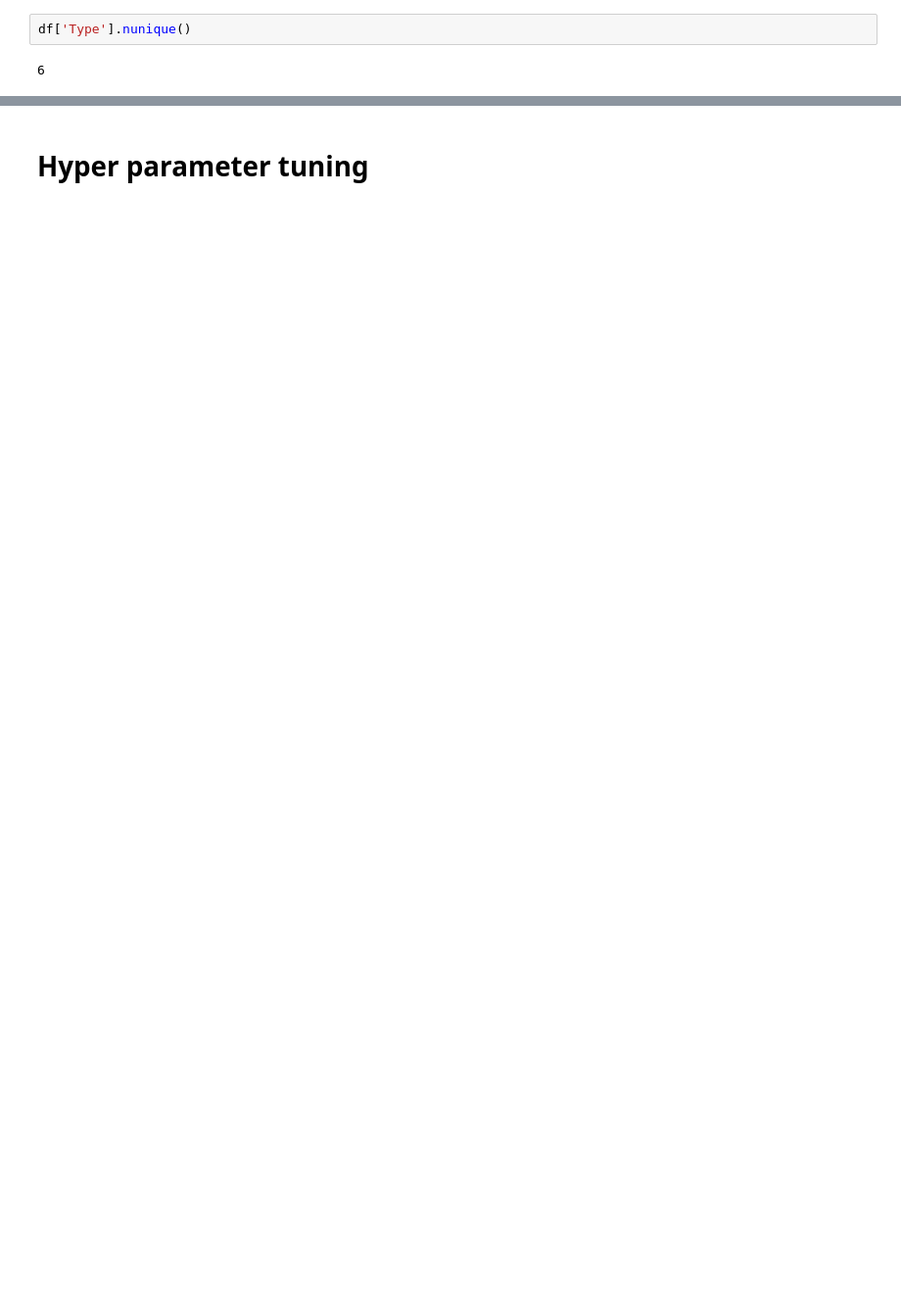
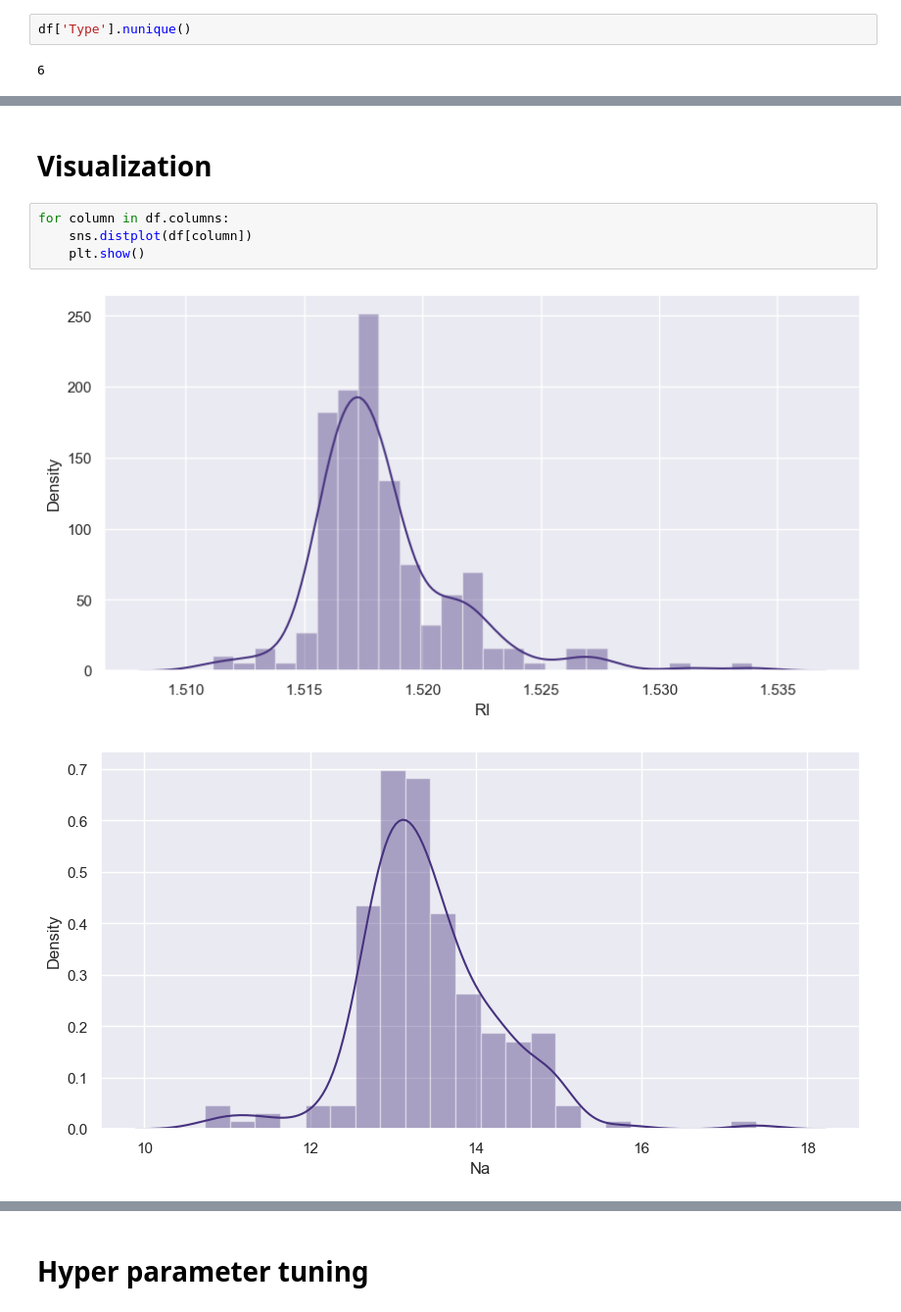
Before and after one commit to Apoorva023/Excelr-Assignment, a Jupyter notebook: KNN/KNN for glass.ipynb, the cells around one changed output, grey strips where cells are left out. Shown at 98% size. Cells and saved outputs as stored; diff of their text form; blank space fills up the shorter version.

```diff
--- a/KNN/KNN for glass.ipynb
+++ b/KNN/KNN for glass.ipynb
@@ -83,0 +91,9 @@ y_sample.shape
+# %% [markdown]
+# Visualization
+# %%
+for column in df.columns:
+    sns.distplot(df[column])
+    plt.show()
+# %% [output]
+[figure, added]
+[figure, added]
```
Also changed, not shown: parts of 39 cells of this notebook, 1 other file.
